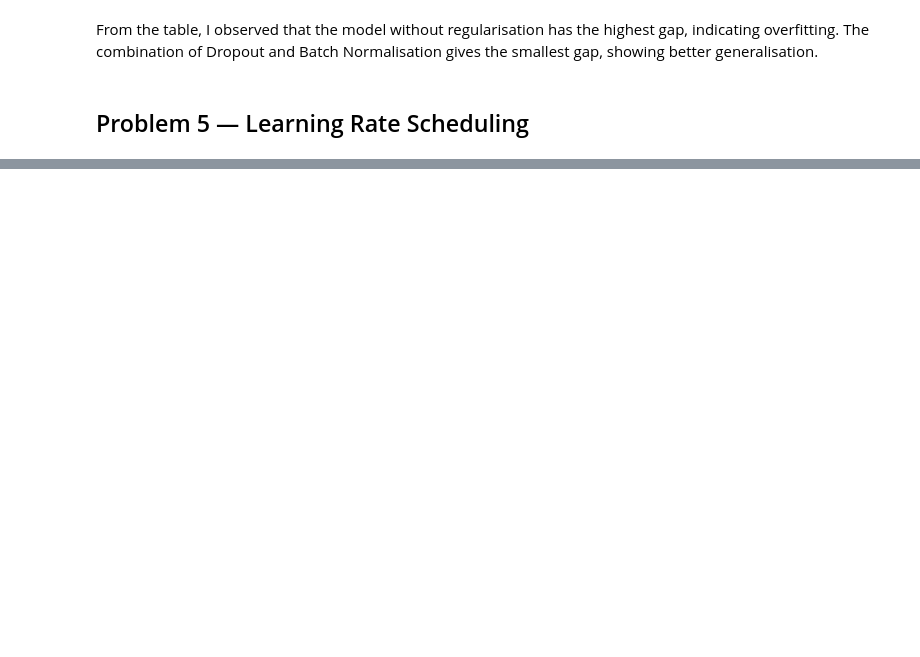
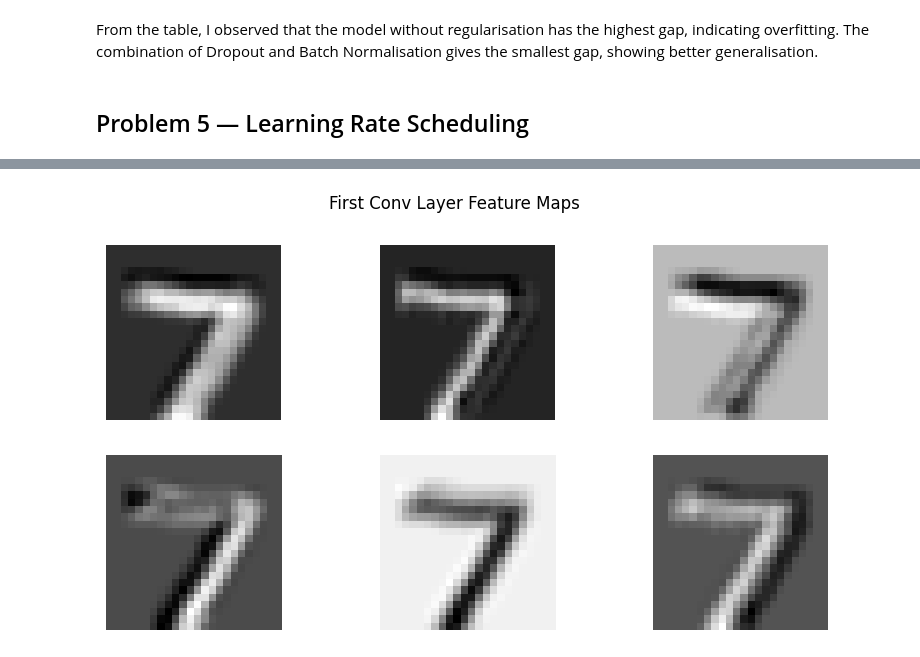
Before and after one commit to swayamjaiswal152/CNN-Lab-Assignment, a Jupyter notebook: CNN_Lab_Assignment.ipynb, the cells around one changed output, grey strips where cells are left out. Saved outputs shown, nothing was run; the diff lists cells and outputs as text; code cells hidden in the pictures; blank space fills up the shorter version.

```diff
--- a/CNN_Lab_Assignment.ipynb
+++ b/CNN_Lab_Assignment.ipynb
@@ -1320,0 +1446,9 @@ plt.show()
+# %%
+lenet_model.compile(
+    optimizer='sgd',
+    loss='categorical_crossentropy',
+    metrics=['accuracy']
+)
+
+# Only few epochs needed
+lenet_model.fit(x_train_mnist, y_train_mnist, epochs=2, batch_size=64)
@@ -1320,0 +1461,15 @@ plt.show()
+# %%
+# Extract convolution layers
+layer_outputs = [layer.output for layer in lenet_model.layers if 'conv' in layer.name]
+
+# Use .inputs (important!)
+feature_model = Model(inputs=lenet_model.inputs, outputs=layer_outputs)
+# %%
+# Take one sample
+sample = x_test_mnist[:1]
+
+# Get feature maps
+feature_maps = feature_model.predict(sample)
+
+first_layer = feature_maps[0]
+second_layer = feature_maps[1]
@@ -1320,0 +1478,13 @@ plt.show()
+# %%
+plt.figure(figsize=(10,5))
+
+for i in range(first_layer.shape[-1]):
+    plt.subplot(2, 3, i+1)
+    plt.imshow(first_layer[0, :, :, i], cmap='gray')
+    plt.axis('off')
+
+plt.suptitle("First Conv Layer Feature Maps")
+plt.savefig("feature_maps_layer1.png")
+plt.show()
+# %% [output]
+[figure, added]
```
Also changed, not shown: parts of 38 cells of this notebook.
